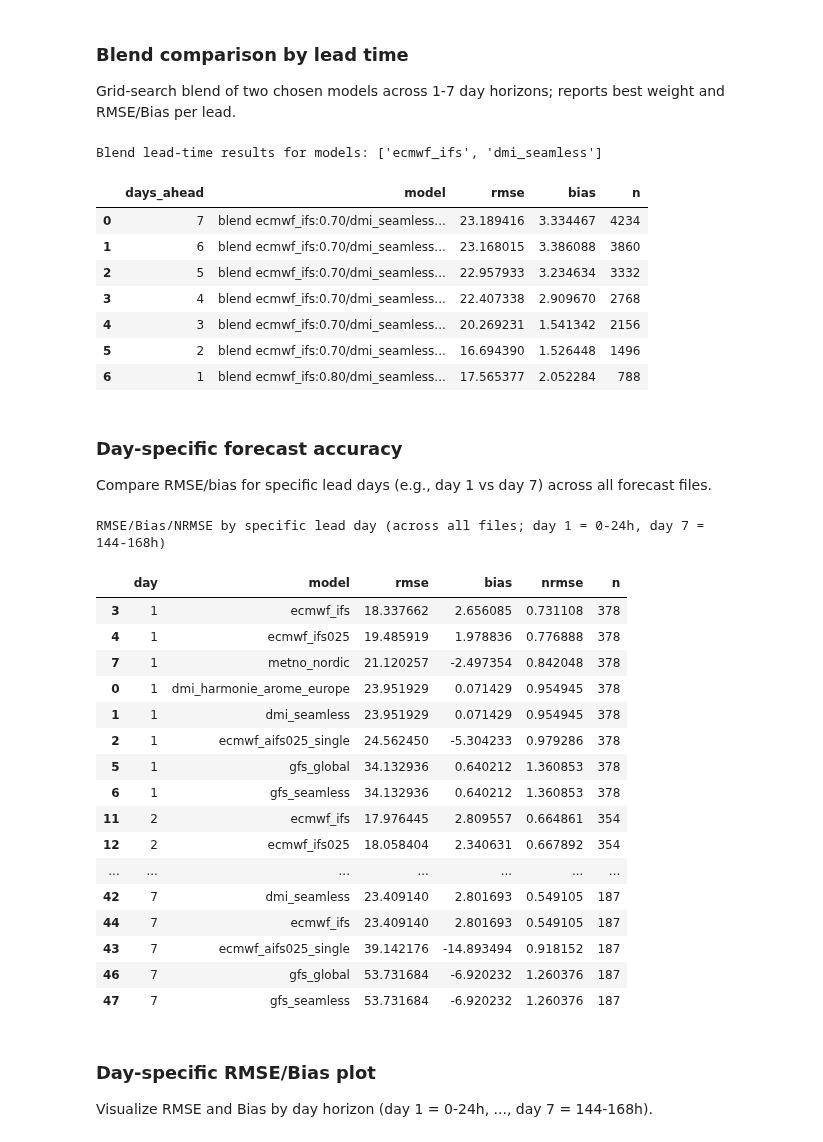
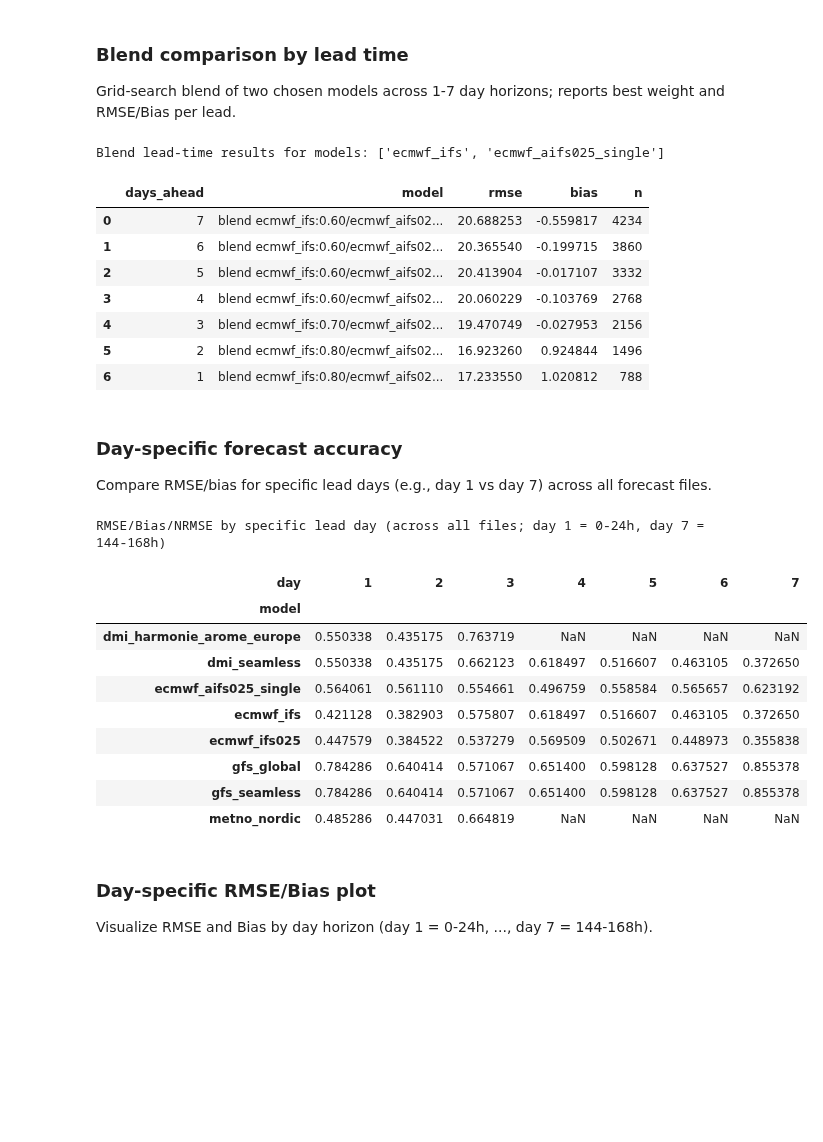
Before and after one commit to Louis2308/Solar-poster, a Jupyter notebook: Forcast_Comparison.ipynb, the cells around one changed output. Saved outputs shown, nothing was run; the diff lists cells and outputs as text; code cells hidden in the pictures; blank space fills up the shorter version.

```diff
--- a/Forcast_Comparison.ipynb
+++ b/Forcast_Comparison.ipynb
@@ -317,14 +307,8 @@ Average RMSE/Bias/NRMSE for 06072_20251108T0600.csv (all horizons)
 if 'aligned' not in locals() or aligned.empty:
     raise ValueError("Run the alignment cell first to build 'aligned'")
 
-obs_mean_all = aligned['ghi'].mean()
-avg_all = aligned.groupby('model').agg(
-    rmse_avg=('error', lambda x: np.sqrt((x**2).mean())),
-    bias_avg=('error', 'mean'),
-    n=('error', 'size')
-).reset_index()
-avg_all['nrmse_avg'] = avg_all['rmse_avg'] / obs_mean_all
+avg_all = metrics_with_nrmse(aligned, ['model']).rename(columns={'rmse': 'rmse_avg', 'bias': 'bias_avg', 'nrmse': 'nrmse_avg'})
 
-print("Average RMSE/Bias/NRMSE across all forecast files (all horizons)")
+print("Average RMSE/Bias/NRMSE across all forecast files (all horizons, daylight filter)")
 display(avg_all.sort_values('nrmse_avg'))
 # %% [output]
@@ -368,7 +352,7 @@ if 'aligned' not in locals() or aligned.empty:
 
 # --- Config: choose models and weights ---
 # Provide exactly two models or leave empty to auto-pick lowest RMSE from avg_all
-selected_models_all = ['ecmwf_ifs', 'dmi_harmonie_arome_europe']  # e.g., ['ecmwf_ifs', 'dmi_harmonie_arome_europe']
+selected_models_all = ['ecmwf_ifs', 'ecmwf_aifs025_single']  # e.g., ['ecmwf_ifs', 'dmi_harmonie_arome_europe']
 weight_grid_all = [0.1, 0.2, 0.3, 0.4, 0.5, 0.6, 0.7, 0.8, 0.9]
 # Optional filters
 h_range_all = None          # e.g., (0, 72)
@@ -518,7 +502,7 @@ if 'aligned' not in locals() or aligned.empty:
     raise ValueError("Run the alignment cell first to build 'aligned'")
 
 # --- Config ---
-blend_models = ['ecmwf_ifs', 'dmi_seamless']  # e.g., ['ecmwf_ifs', 'dmi_seamless']; leave empty to auto-pick top 2 from avg_all
+blend_models = ['ecmwf_ifs', 'ecmwf_aifs025_single']  # e.g., ['ecmwf_ifs', 'dmi_seamless']; leave empty to auto-pick top 2 from avg_all
 weight_grid = [0.1, 0.2, 0.3, 0.4, 0.5, 0.6, 0.7, 0.8, 0.9]
 lead_days = [7, 6, 5, 4, 3, 2, 1]
 # --------------
@@ -569,15 +553,15 @@ results = pd.DataFrame(rows).sort_values('days_ahead', ascending=False)
 print(f"Blend lead-time results for models: {models_use}")
 display(results)
 # %% [output]
-Blend lead-time results for models: ['ecmwf_ifs', 'dmi_seamless']
+Blend lead-time results for models: ['ecmwf_ifs', 'ecmwf_aifs025_single']
 |  | days_ahead | model | rmse | bias | n |
-| 0 | 7 | blend ecmwf_ifs:0.70/dmi_seamless... | 23.189416 | 3.334467 | 4234 |
-| 1 | 6 | blend ecmwf_ifs:0.70/dmi_seamless... | 23.168015 | 3.386088 | 3860 |
-| 2 | 5 | blend ecmwf_ifs:0.70/dmi_seamless... | 22.957933 | 3.234634 | 3332 |
-| 3 | 4 | blend ecmwf_ifs:0.70/dmi_seamless... | 22.407338 | 2.909670 | 2768 |
-| 4 | 3 | blend ecmwf_ifs:0.70/dmi_seamless... | 20.269231 | 1.541342 | 2156 |
-| 5 | 2 | blend ecmwf_ifs:0.70/dmi_seamless... | 16.694390 | 1.526448 | 1496 |
-| 6 | 1 | blend ecmwf_ifs:0.80/dmi_seamless... | 17.565377 | 2.052284 | 788 |
+| 0 | 7 | blend ecmwf_ifs:0.60/ecmwf_aifs02... | 20.688253 | -0.559817 | 4234 |
+| 1 | 6 | blend ecmwf_ifs:0.60/ecmwf_aifs02... | 20.365540 | -0.199715 | 3860 |
+| 2 | 5 | blend ecmwf_ifs:0.60/ecmwf_aifs02... | 20.413904 | -0.017107 | 3332 |
+| 3 | 4 | blend ecmwf_ifs:0.60/ecmwf_aifs02... | 20.060229 | -0.103769 | 2768 |
+| 4 | 3 | blend ecmwf_ifs:0.70/ecmwf_aifs02... | 19.470749 | -0.027953 | 2156 |
+| 5 | 2 | blend ecmwf_ifs:0.80/ecmwf_aifs02... | 16.923260 | 0.924844 | 1496 |
+| 6 | 1 | blend ecmwf_ifs:0.80/ecmwf_aifs02... | 17.233550 | 1.020812 | 788 |
 # %% [markdown]
 
 ### Day-specific forecast accuracy
@@ -585,57 +569,44 @@ Compare RMSE/bias for specific lead days (e.g., day 1 vs day 7) across all forec
 # %%
 
 import numpy as np
 import pandas as pd
 
 if 'aligned' not in locals() or aligned.empty:
     raise ValueError("Run the alignment cell first to build 'aligned'")
 
 # Configure which lead days to evaluate (1 = 0-24h, 2 = 24-48h, etc.)
 target_days = [1, 2, 3, 4, 5, 6, 7]
 
 rows = []
 for d in target_days:
     h_low = (d - 1) * 24
     h_high = d * 24
     subset = aligned[(aligned['horizon_hours'] > h_low) & (aligned['horizon_hours'] <= h_high)]
     if subset.empty:
         continue
-    obs_mean = subset['ghi'].mean()
-    agg = subset.groupby('model').agg(
-        rmse=('error', lambda x: np.sqrt((x**2).mean())),
-        bias=('error', 'mean'),
-        n=('error', 'size')
-    ).reset_index()
+    agg = metrics_with_nrmse(subset, ['model'])
     agg['day'] = d
-    agg['nrmse'] = agg['rmse'] / obs_mean
-    rows.append(agg)
+    rows.append(agg.rename(columns={'nrmse': 'nrmse'}))
 
 if not rows:
-    raise ValueError("No data for selected target_days")
+    raise ValueError('No data for selected target_days')
 
 results = pd.concat(rows, ignore_index=True)
-results = results.sort_values(['day', 'rmse'])
+
 print("RMSE/Bias/NRMSE by specific lead day (across all files; day 1 = 0-24h, day 7 = 144-168h)")
-display(results[['day', 'model', 'rmse', 'bias', 'nrmse', 'n']])
+display(results.pivot(index='model', columns='day', values='nrmse'))
 # %% [output]
 RMSE/Bias/NRMSE by specific lead day (across all files; day 1 = 0-24h, day 7 = 144-168h)
-|  | day | model | rmse | bias | nrmse | n |
-| 3 | 1 | ecmwf_ifs | 18.337662 | 2.656085 | 0.731108 | 378 |
-| 4 | 1 | ecmwf_ifs025 | 19.485919 | 1.978836 | 0.776888 | 378 |
-| 7 | 1 | metno_nordic | 21.120257 | -2.497354 | 0.842048 | 378 |
-| 0 | 1 | dmi_harmonie_arome_europe | 23.951929 | 0.071429 | 0.954945 | 378 |
-| 1 | 1 | dmi_seamless | 23.951929 | 0.071429 | 0.954945 | 378 |
-| 2 | 1 | ecmwf_aifs025_single | 24.562450 | -5.304233 | 0.979286 | 378 |
-| 5 | 1 | gfs_global | 34.132936 | 0.640212 | 1.360853 | 378 |
-| 6 | 1 | gfs_seamless | 34.132936 | 0.640212 | 1.360853 | 378 |
-| 11 | 2 | ecmwf_ifs | 17.976445 | 2.809557 | 0.664861 | 354 |
-| 12 | 2 | ecmwf_ifs025 | 18.058404 | 2.340631 | 0.667892 | 354 |
-| ... | ... | ... | ... | ... | ... | ... |
-| 42 | 7 | dmi_seamless | 23.409140 | 2.801693 | 0.549105 | 187 |
-| 44 | 7 | ecmwf_ifs | 23.409140 | 2.801693 | 0.549105 | 187 |
-| 43 | 7 | ecmwf_aifs025_single | 39.142176 | -14.893494 | 0.918152 | 187 |
-| 46 | 7 | gfs_global | 53.731684 | -6.920232 | 1.260376 | 187 |
-| 47 | 7 | gfs_seamless | 53.731684 | -6.920232 | 1.260376 | 187 |
+| day | 1 | 2 | 3 | 4 | 5 | 6 | 7 |
+| model |  |  |  |  |  |  |  |
+| dmi_harmonie_arome_europe | 0.550338 | 0.435175 | 0.763719 | NaN | NaN | NaN | NaN |
+| dmi_seamless | 0.550338 | 0.435175 | 0.662123 | 0.618497 | 0.516607 | 0.463105 | 0.372650 |
+| ecmwf_aifs025_single | 0.564061 | 0.561110 | 0.554661 | 0.496759 | 0.558584 | 0.565657 | 0.623192 |
+| ecmwf_ifs | 0.421128 | 0.382903 | 0.575807 | 0.618497 | 0.516607 | 0.463105 | 0.372650 |
+| ecmwf_ifs025 | 0.447579 | 0.384522 | 0.537279 | 0.569509 | 0.502671 | 0.448973 | 0.355838 |
+| gfs_global | 0.784286 | 0.640414 | 0.571067 | 0.651400 | 0.598128 | 0.637527 | 0.855378 |
+| gfs_seamless | 0.784286 | 0.640414 | 0.571067 | 0.651400 | 0.598128 | 0.637527 | 0.855378 |
+| metno_nordic | 0.485286 | 0.447031 | 0.664819 | NaN | NaN | NaN | NaN |
 # %% [markdown]
 
 ### Day-specific RMSE/Bias plot
```
Also changed, not shown: parts of 8 cells of this notebook.
